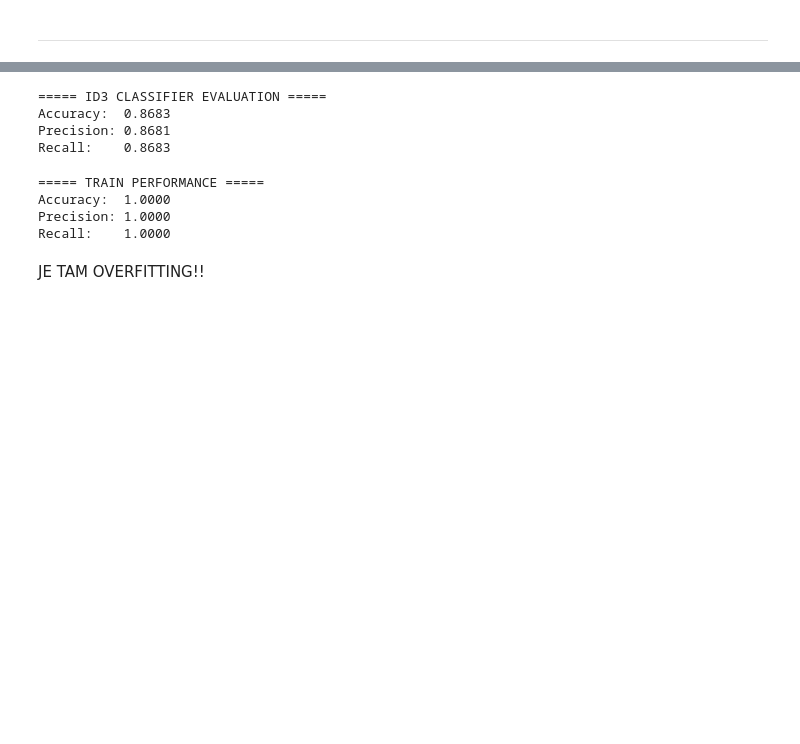
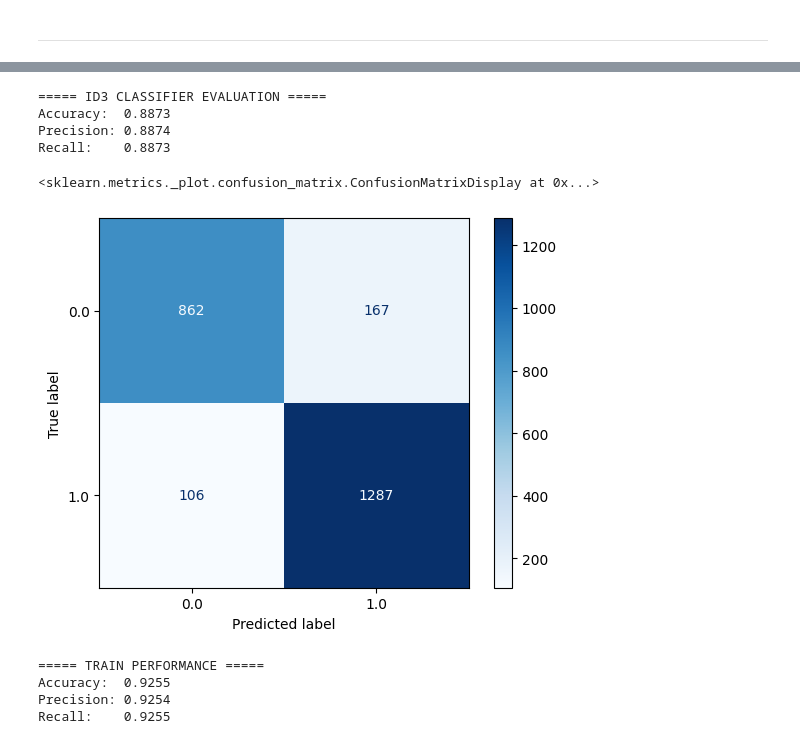
Before and after one commit to kurcinamarian/IAU, a Jupyter notebook: phase_3.ipynb, the cells around one changed output, grey strips where cells are left out. Saved outputs shown, nothing was run; the diff lists cells and outputs as text; code cells hidden in the pictures; blank space fills up the shorter version.

Commit message:
optimization of ID3, fixed overfitting and change in structure

```diff
--- a/phase_3.ipynb
+++ b/phase_3.ipynb
@@ -178,16 +239,14 @@ final_pipeline = Pipeline([
 # %%
-# Transformácia dát (tvoju pipeline nechávam nezmenenú)
-X_train_trans = observation_pipeline.fit_transform(X_train, y_train)
-X_test_trans = observation_pipeline.transform(X_test)
+id3 = ID3Classifier(min_depth=2, max_depth=10)
 
-# Tréning ID3
-id3 = ID3Classifier(min_depth=2)
-id3.fit(X_train_trans, y_train)
+final_pipeline = Pipeline([
+    ("observation_transform", observation_pipeline),
+    ("id3", id3)
+])
 
-# Predikcia
-y_pred = id3.predict(X_test_trans)
+final_pipeline.fit(X_train, y_train)
+y_pred = final_pipeline.predict(X_test)
 
-# Vyhodnotenie
 accuracy = accuracy_score(y_test, y_pred)
 precision = precision_score(y_test, y_pred, average='weighted', zero_division=0)
 recall = recall_score(y_test, y_pred, average='weighted', zero_division=0)
@@ -198,24 +257,33 @@ print(f"Precision: {precision:.4f}")
 print(f"Recall:    {recall:.4f}")
 # %% [output]
 ===== ID3 CLASSIFIER EVALUATION =====
-Accuracy:  0.8683
-Precision: 0.8681
-Recall:    0.8683
+Accuracy:  0.8873
+Precision: 0.8874
+Recall:    0.8873
-# %%
-y_train_pred = id3.predict(X_train_trans)
-
-train_accuracy = accuracy_score(y_train, y_train_pred)
-train_precision = precision_score(y_train, y_train_pred, average='weighted', zero_division=0)
-train_recall = recall_score(y_train, y_train_pred, average='weighted', zero_division=0)
-
-print("===== TRAIN PERFORMANCE =====")
-print(f"Accuracy:  {train_accuracy:.4f}")
-print(f"Precision: {train_precision:.4f}")
-print(f"Recall:    {train_recall:.4f}")
-# %% [output]
-===== TRAIN PERFORMANCE =====
-Accuracy:  1.0000
-Precision: 1.0000
-Recall:    1.0000
-# %% [markdown]
-JE TAM OVERFITTING!!
+# %%
+id3_step = final_pipeline.named_steps['id3']
+
+labels = list(id3_step.inv_label_map.values())
+
+cm = confusion_matrix(y_test, y_pred, labels=labels)
+disp = ConfusionMatrixDisplay(confusion_matrix=cm, display_labels=labels)
+disp.plot(cmap='Blues')
+# %% [output]
+<sklearn.metrics._plot.confusion_matrix.ConfusionMatrixDisplay at 0x...>
+[figure, added]
+# %%
+y_pred = final_pipeline.predict(X_train)
+
+train_accuracy = accuracy_score(y_train, y_pred)
+train_precision = precision_score(y_train, y_pred, average='weighted', zero_division=0)
+train_recall = recall_score(y_train, y_pred, average='weighted', zero_division=0)
+
+print("===== TRAIN PERFORMANCE =====")
+print(f"Accuracy:  {train_accuracy:.4f}")
+print(f"Precision: {train_precision:.4f}")
+print(f"Recall:    {train_recall:.4f}")
+# %% [output]
+===== TRAIN PERFORMANCE =====
+Accuracy:  0.9255
+Precision: 0.9254
+Recall:    0.9255
```
Also changed, not shown: parts of 5 cells of this notebook, 6 other files.
